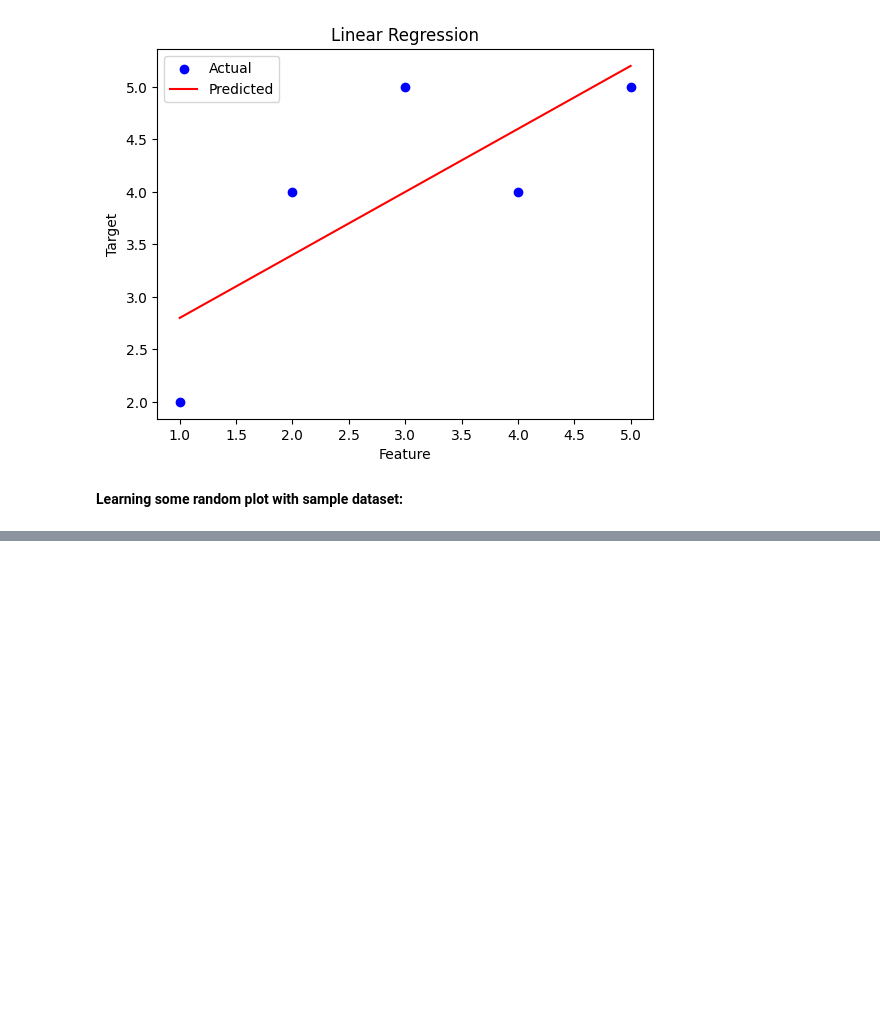
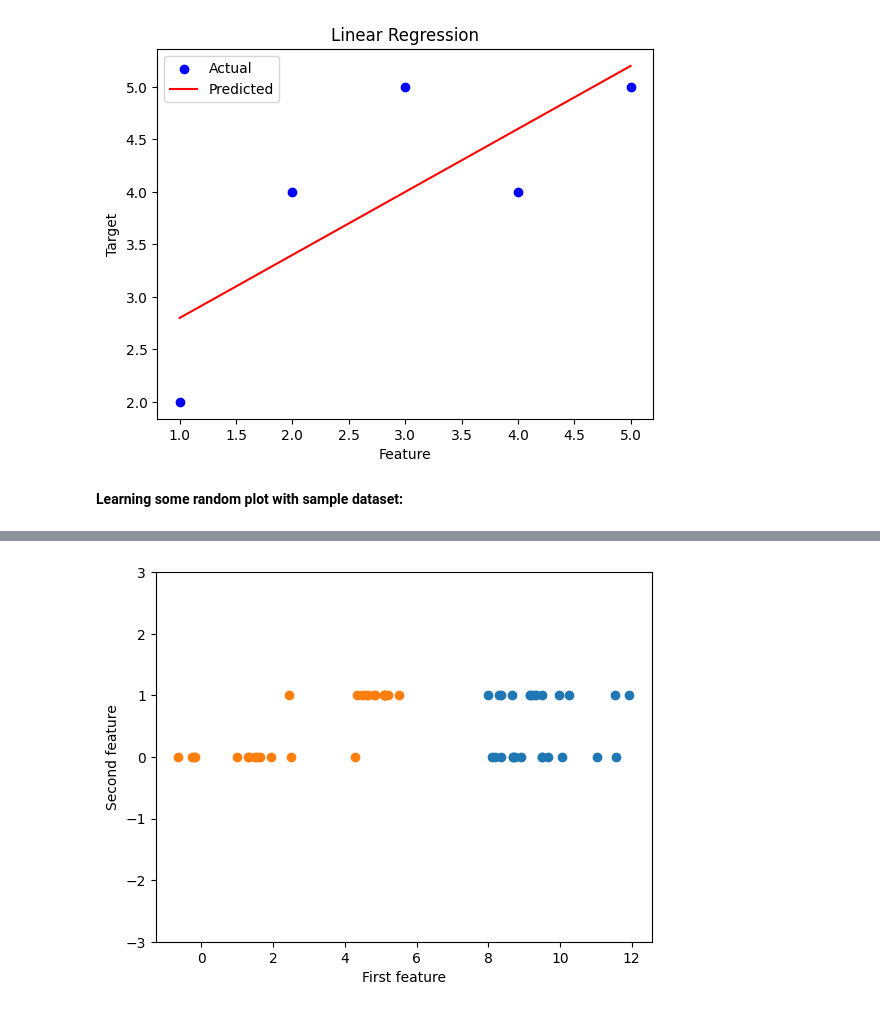
Before and after one commit to thakur785/sandbox_llm, a Jupyter notebook: AIOlympiad/LinearRegression.ipynb, the cells around one changed output, grey strips where cells are left out. Cells and saved outputs as stored; diff of their text form; code cells hidden in the pictures; blank space fills up the shorter version.

```diff
--- a/AIOlympiad/LinearRegression.ipynb
+++ b/AIOlympiad/LinearRegression.ipynb
@@ -247,8 +221,21 @@ Successfully installed mglearn-0.2.0
 # %%
 import mglearn
 import numpy as np
 import matplotlib.pyplot as plt
 X,y = mglearn.datasets.make_forge()
 # plot dataset
-plt.scatter(X[:, 0], X[:, 1], c=y,
-            s=60, cmap='RdBu');
+#mglearn.discrete_scatter(X[:, 0], X[:, 1], y);
+mglearn.datasets.make_wave(n_samples=40)
+
+#plt.legend(['Class 0', 'Class 1'], loc=4)
+#plt.xlabel("First feature")
+#plt.ylabel("Second feature")
+#print("\n\n")
+
+plt.plot(X,y,'o')
+plt.ylim(-3,3)
+plt.xlabel("First feature")
+plt.ylabel("Second feature")
+plt.show()
+# %% [output]
+[figure, added]
```
Also changed, not shown: parts of 2 cells of this notebook.
